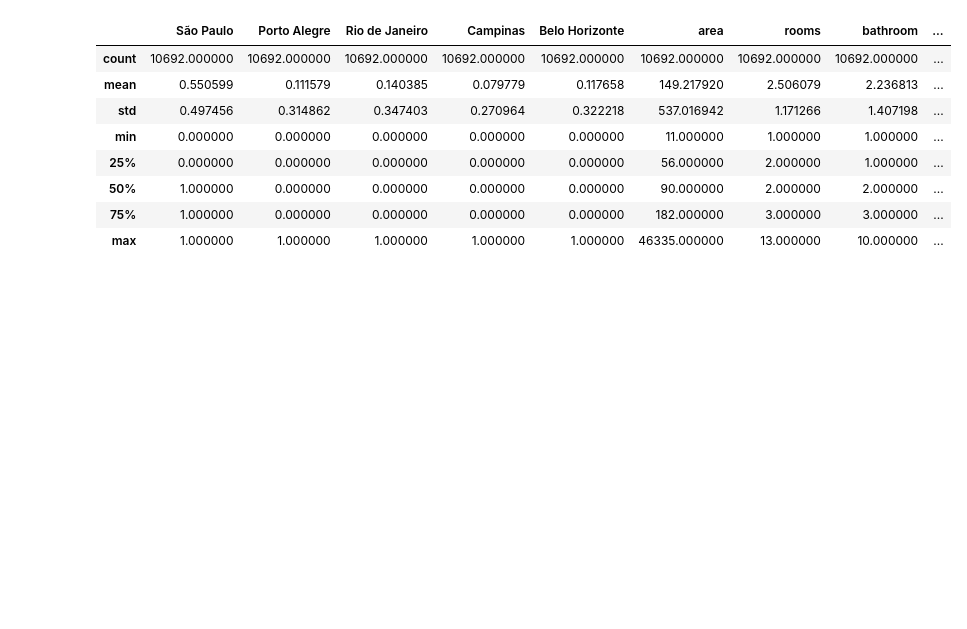
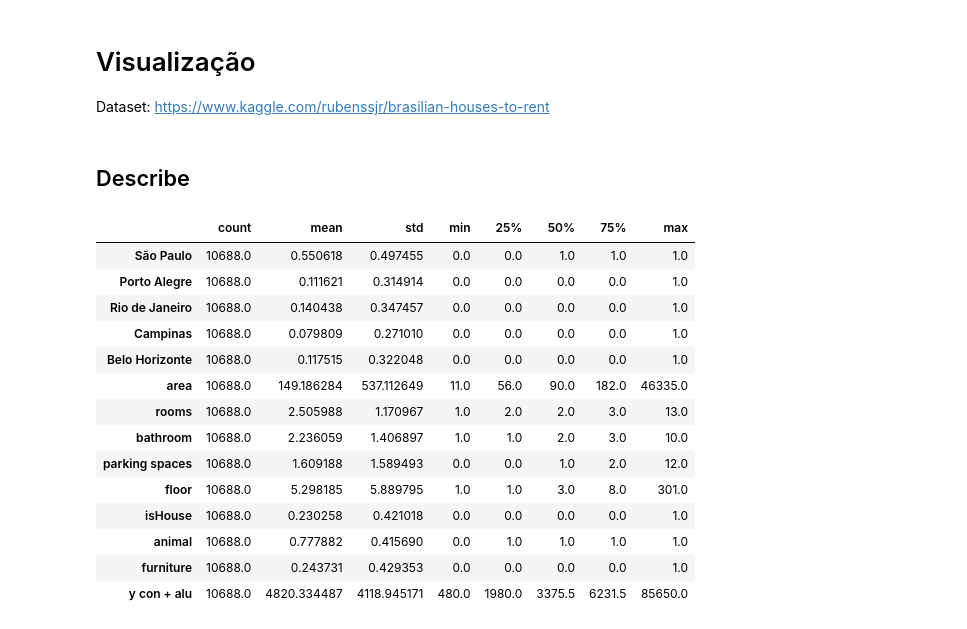
Before and after one commit to JordaoMemoria/topicosTrabalhoFinal, a Jupyter notebook: Visualizacao.ipynb, the cells around one changed output. Drawn from its saved outputs; the diff is of its cells as text; code cells hidden in the pictures; blank space fills up the shorter version.

```diff
--- a/Visualizacao.ipynb
+++ b/Visualizacao.ipynb
@@ -16,0 +18,16 @@ dataset = pd.read_csv('housesToRentProcessed.csv')
+# %% [markdown]
+# Visualização
+
+Dataset: https://www.kaggle.com/rubenssjr/brasilian-houses-to-rent
+# %%
+cidades = ['São Paulo', 'Porto Alegre', 'Rio de Janeiro', 'Campinas', 'Belo Horizonte']
+colunas_nao_binarias = ['area', 'rooms', 'bathroom', 'parking spaces', 'floor', 'y con + alu']
+coluna_y = 'y con + alu'
+
+dataset = pd.read_csv('housesToRentProcessed.csv', index_col=0)
+dataset_cidades = dataset.copy()
+dataset_cidades['cidades'] = ''
+
+
+for cidade in cidades:
+    dataset_cidades.loc[dataset_cidades[cidade] == 1, 'cidade'] = cidade
@@ -17,12 +39,20 @@ dataset = pd.read_csv('housesToRentProcessed.csv')
+# %% [markdown]
+## Describe
 # %%
-dataset.describe()
+dataset.describe().T
 # %% [output]
-|  | São Paulo | Porto Alegre | Rio de Janeiro | Campinas | Belo Horizonte | area | rooms | bathroom | ... |
-| count | 10692.000000 | 10692.000000 | 10692.000000 | 10692.000000 | 10692.000000 | 10692.000000 | 10692.000000 | 10692.000000 | ... |
-| mean | 0.550599 | 0.111579 | 0.140385 | 0.079779 | 0.117658 | 149.217920 | 2.506079 | 2.236813 | ... |
-| std | 0.497456 | 0.314862 | 0.347403 | 0.270964 | 0.322218 | 537.016942 | 1.171266 | 1.407198 | ... |
-| min | 0.000000 | 0.000000 | 0.000000 | 0.000000 | 0.000000 | 11.000000 | 1.000000 | 1.000000 | ... |
-| 25% | 0.000000 | 0.000000 | 0.000000 | 0.000000 | 0.000000 | 56.000000 | 2.000000 | 1.000000 | ... |
-| 50% | 1.000000 | 0.000000 | 0.000000 | 0.000000 | 0.000000 | 90.000000 | 2.000000 | 2.000000 | ... |
-| 75% | 1.000000 | 0.000000 | 0.000000 | 0.000000 | 0.000000 | 182.000000 | 3.000000 | 3.000000 | ... |
-| max | 1.000000 | 1.000000 | 1.000000 | 1.000000 | 1.000000 | 46335.000000 | 13.000000 | 10.000000 | ... |
+|  | count | mean | std | min | 25% | 50% | 75% | max |
+| São Paulo | 10688.0 | 0.550618 | 0.497455 | 0.0 | 0.0 | 1.0 | 1.0 | 1.0 |
+| Porto Alegre | 10688.0 | 0.111621 | 0.314914 | 0.0 | 0.0 | 0.0 | 0.0 | 1.0 |
+| Rio de Janeiro | 10688.0 | 0.140438 | 0.347457 | 0.0 | 0.0 | 0.0 | 0.0 | 1.0 |
+| Campinas | 10688.0 | 0.079809 | 0.271010 | 0.0 | 0.0 | 0.0 | 0.0 | 1.0 |
+| Belo Horizonte | 10688.0 | 0.117515 | 0.322048 | 0.0 | 0.0 | 0.0 | 0.0 | 1.0 |
+| area | 10688.0 | 149.186284 | 537.112649 | 11.0 | 56.0 | 90.0 | 182.0 | 46335.0 |
+| rooms | 10688.0 | 2.505988 | 1.170967 | 1.0 | 2.0 | 2.0 | 3.0 | 13.0 |
+| bathroom | 10688.0 | 2.236059 | 1.406897 | 1.0 | 1.0 | 2.0 | 3.0 | 10.0 |
+| parking spaces | 10688.0 | 1.609188 | 1.589493 | 0.0 | 0.0 | 1.0 | 2.0 | 12.0 |
+| floor | 10688.0 | 5.298185 | 5.889795 | 1.0 | 1.0 | 3.0 | 8.0 | 301.0 |
+| isHouse | 10688.0 | 0.230258 | 0.421018 | 0.0 | 0.0 | 0.0 | 0.0 | 1.0 |
+| animal | 10688.0 | 0.777882 | 0.415690 | 0.0 | 1.0 | 1.0 | 1.0 | 1.0 |
+| furniture | 10688.0 | 0.243731 | 0.429353 | 0.0 | 0.0 | 0.0 | 0.0 | 1.0 |
+| y con + alu | 10688.0 | 4820.334487 | 4118.945171 | 480.0 | 1980.0 | 3375.5 | 6231.5 | 85650.0 |
```
Also changed, not shown: parts of 23 cells of this notebook, 1 other file.
